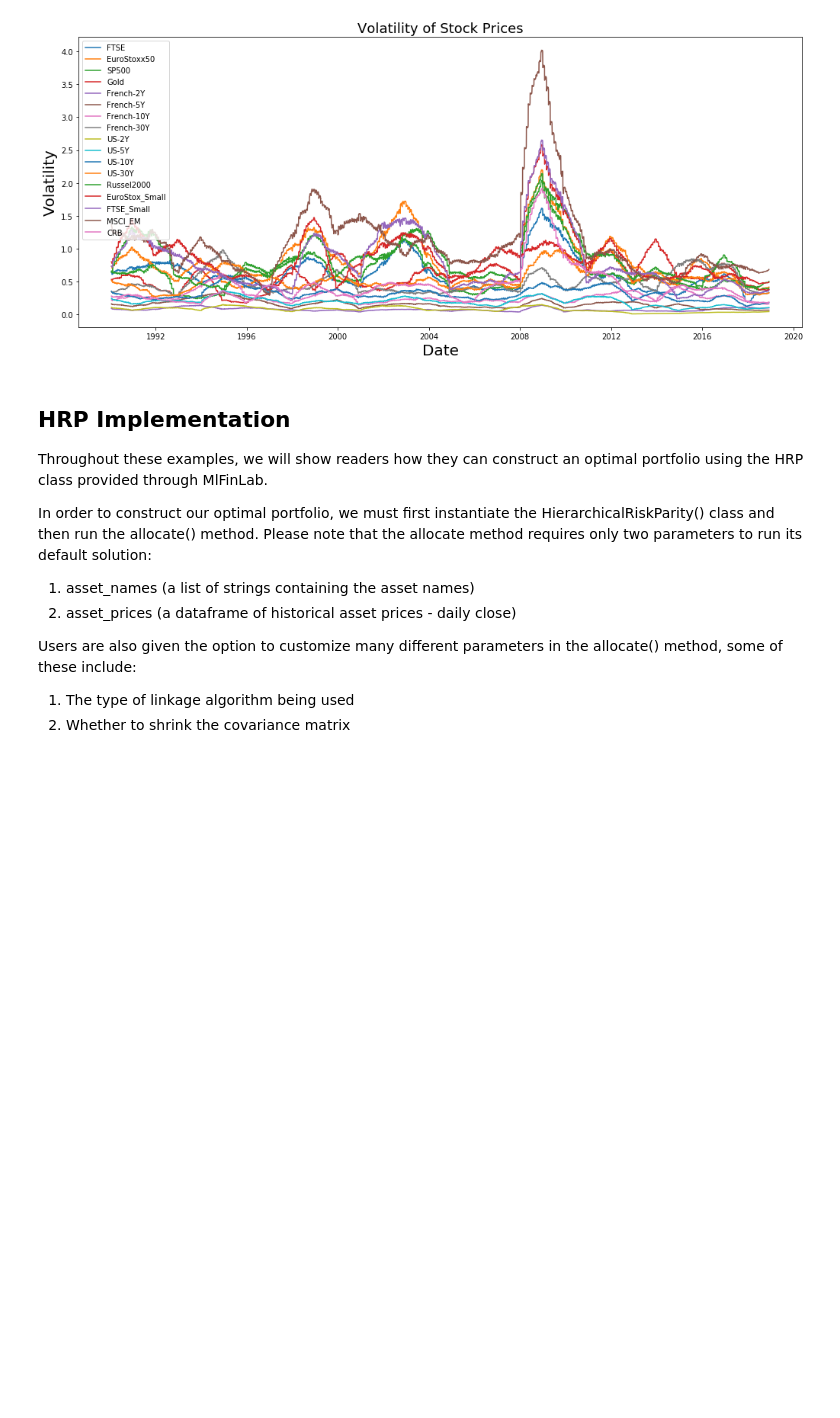
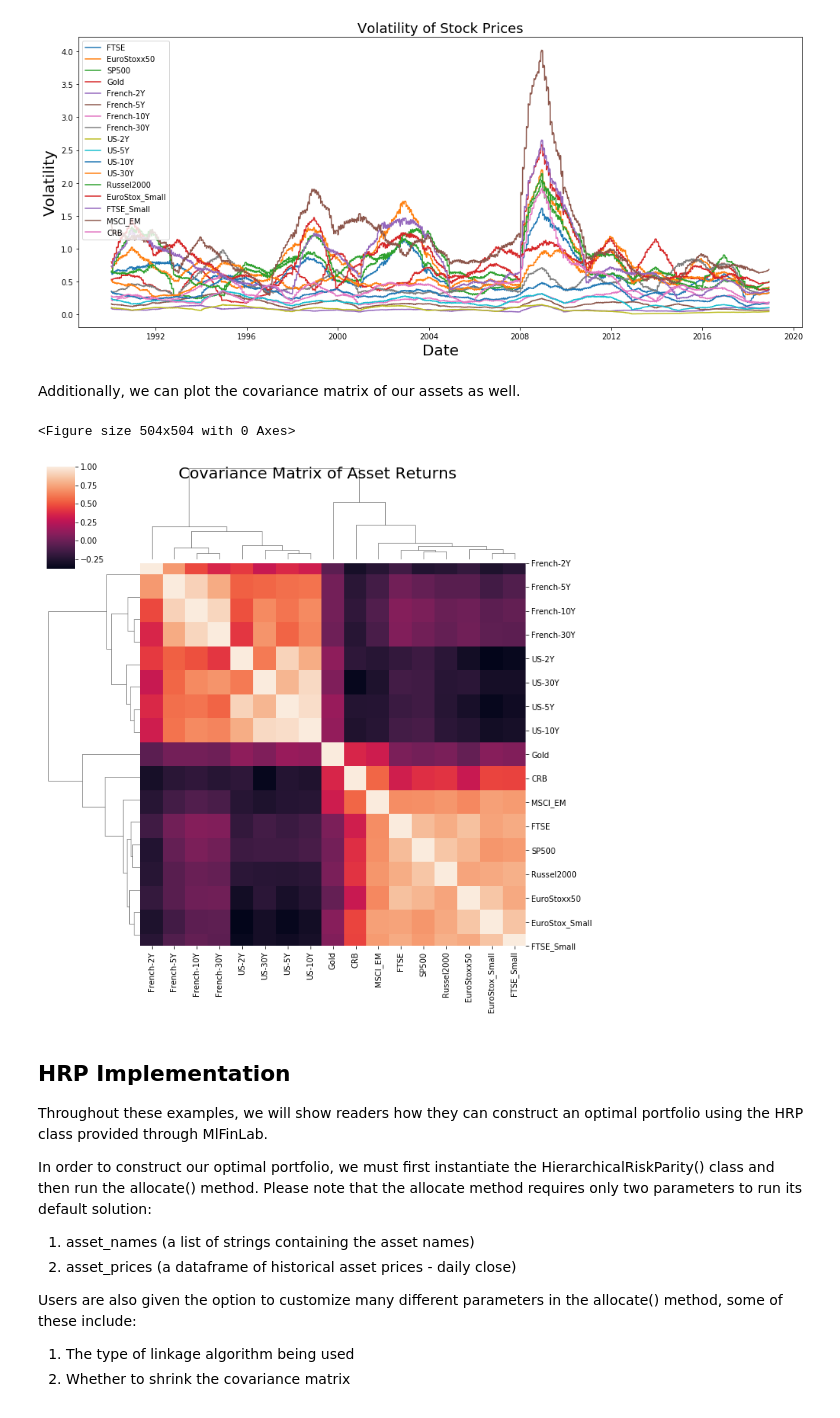
Before and after one commit to tzw101/research, a Jupyter notebook: Portfolio Optimisation Tutorials/Hierarchical Risk Parity (HRP)/HRP Notebook.ipynb, the cells around one changed output. Saved outputs shown, nothing was run; the diff lists cells and outputs as text; code cells hidden in the pictures; blank space fills up the shorter version.

```diff
--- a/Portfolio Optimisation Tutorials/Hierarchical Risk Parity (HRP)/HRP Notebook.ipynb
+++ b/Portfolio Optimisation Tutorials/Hierarchical Risk Parity (HRP)/HRP Notebook.ipynb
@@ -73,6 +75,18 @@ plt.legend(stock_prices.columns, loc='upper left')
 plt.show()
 # %% [output]
 [figure]
+# %% [markdown]
+Additionally, we can plot the covariance matrix of our assets as well.
+# %%
+asset_returns = ReturnsEstimators.calculate_returns(stock_prices)
+plt.figure(figsize=(7,7))
+g = sns.clustermap(asset_returns.corr())
+g.fig.suptitle('Covariance Matrix of Asset Returns', fontsize = 20)
+plt.savefig("corr.png", dpi=150)
+plt.show()
+# %% [output]
+<Figure size 504x504 with 0 Axes>
+[figure, added]
 # %% [markdown]
 ## HRP Implementation
 
```
Also changed, not shown: parts of 7 cells of this notebook.
